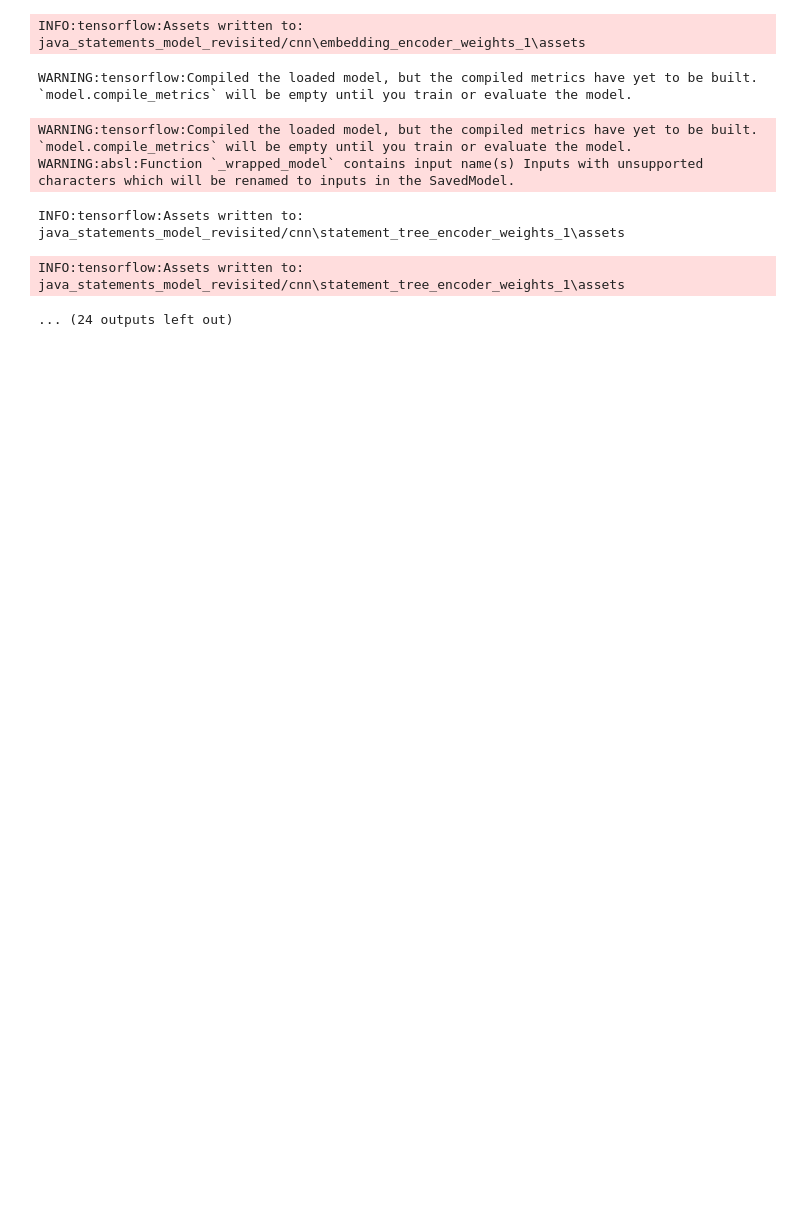
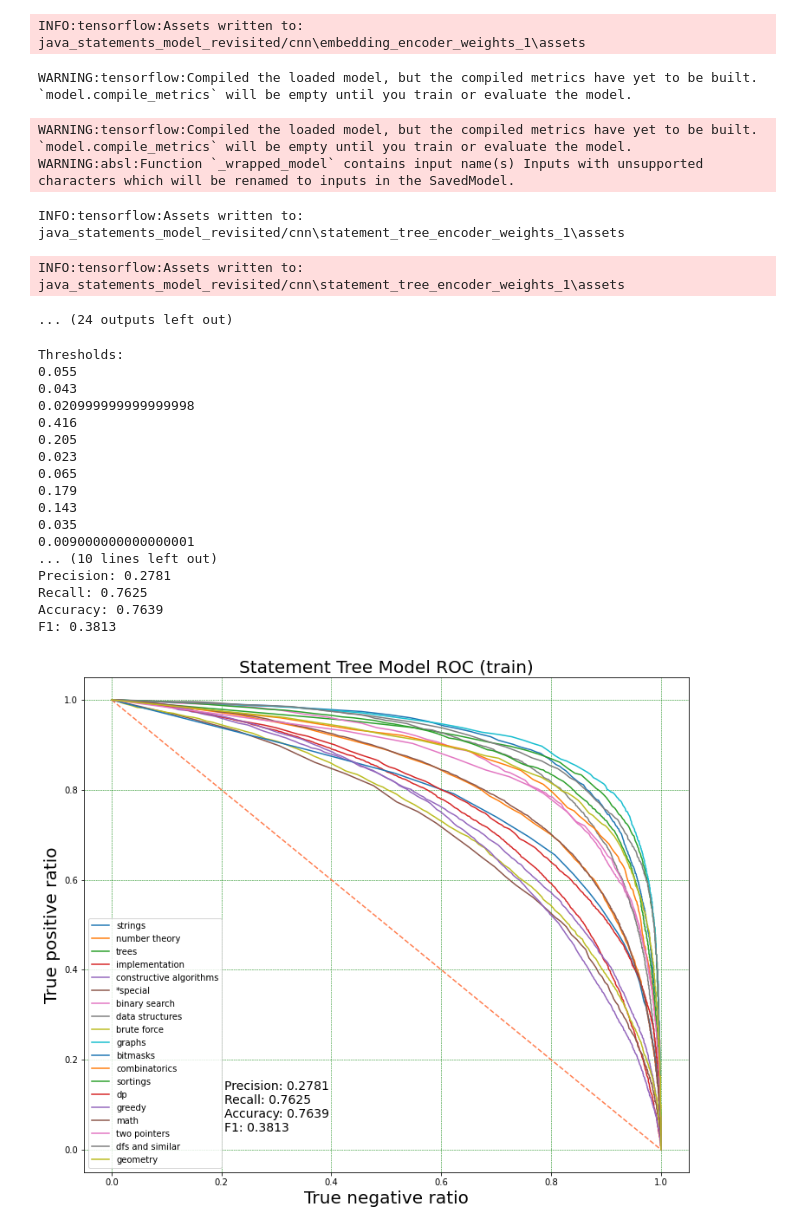
Before and after one commit to yolomachine/YepCode, a Jupyter notebook: notebooks/java_statements.ipynb, the cells around one changed output. Cells and saved outputs as stored; diff of their text form; code cells hidden in the pictures; blank space fills up the shorter version.

Commit message:
[Java] Save metrics

```diff
--- a/notebooks/java_statements.ipynb
+++ b/notebooks/java_statements.ipynb
@@ -488,0 +501,12 @@ INFO:tensorflow:Assets written to: java_statements_model_revisited/cnn\statement
+# %%
+y_true = []
+y_pred = []
+pbar = tqdm.tqdm(enumerate(train_dataset), total=len(train_dataset))
+for step, ((cbatch, ibatch), hetbatch) in pbar:
+    y_pred_batch = calc_logits(cbatch, ibatch,
+                               embedding, embedding_encoder_model, tree_encoder_model)
+    for i in range(len(y_pred_batch)):
+        _y_true = np.array(hetbatch[i])
+        _y_pred = y_pred_batch[i].numpy()
+        y_true.extend(_y_true)
+        y_pred.extend(_y_pred)
@@ -488,0 +558,66 @@ INFO:tensorflow:Assets written to: java_statements_model_revisited/cnn\statement
+# %%
+y_true_np = np.array(y_true).reshape(-1, len(labels))
+y_pred_np = np.array(y_pred).reshape(-1, len(labels))
+# %%
+metrics_for_predicted = [calc_metrics(y_true_np[:,i], y_pred_np[:,i], threshold_count=500) for i in range(len(labels))]
+
+plt.title('Statement Tree Model ROC (train)', fontsize=20)
+plt.xlabel('True negative ratio', fontsize=20)
+plt.ylabel('True positive ratio', fontsize=20)
+plt.grid(color = 'green', linestyle = '--', linewidth = 0.5)
+plt.plot([0, 1], [1, 0], '--', color='coral')
+l = 0
+for metric_batch in metrics_for_predicted:
+    coords, auc = calc_rocauc(metric_batch)
+    plt.plot([i[1] for i in coords], [i[0] for i in coords], label=labels[l])
+    l += 1
+plt.legend()
+thresholds = []
+for metric_batch in metrics_for_predicted:
+    last_threshold = 0
+    for metrics in metric_batch:
+        tpr = metrics['tpr']
+        tnr = metrics['tnr']
+        if tnr > tpr:
+            thresholds.append((last_threshold + metrics['threshold']) / 2)
+            break
+        last_threshold = metrics['threshold']
+
+metrics_for_predicted_with_thresholds = [calc_metrics(y_true_np[:,i], y_pred_np[:,i], thresholds=[thresholds[i]]) for i in range(len(labels))]
+
+total_mean_metrics = defaultdict(float)
+for metrics in metrics_for_predicted_with_thresholds:
+    total_mean_metrics['precision'] += metrics[0]['precision']
+    total_mean_metrics['recall'] += metrics[0]['recall']
+    total_mean_metrics['accuracy'] += metrics[0]['accuracy']
+    total_mean_metrics['f1'] += metrics[0]['f1']
+
+for key in total_mean_metrics.keys():
+    total_mean_metrics[key] /= len(labels)
+
+s_t = '\n'.join(map(str, thresholds))
+s_m = '\n'.join(map(lambda x: f'{str.upper(x[0]) + x[1:]}: {round(total_mean_metrics[x], 4)}', total_mean_metrics))
+print(f'Thresholds:\n{s_t}\n\nTrain metrics:\n{s_m}\n')
+plt.text(0.205, 0.04, s_m, fontsize=14)
+fig = plt.gcf()
+fig.set_size_inches(12.5, 10.5)
+fig.savefig('S_T_M_ROC_200_500_train_labeled.png', dpi=200)
+# %% [output]
+Thresholds:
+0.055
+0.043
+0.020999999999999998
+0.416
+0.205
+0.023
+0.065
+0.179
+0.143
+0.035
+0.009000000000000001
+... (10 lines left out)
+Precision: 0.2781
+Recall: 0.7625
+Accuracy: 0.7639
+F1: 0.3813
+[figure, added]
```
Also changed, not shown: parts of 7 cells of this notebook, 12 other files.
